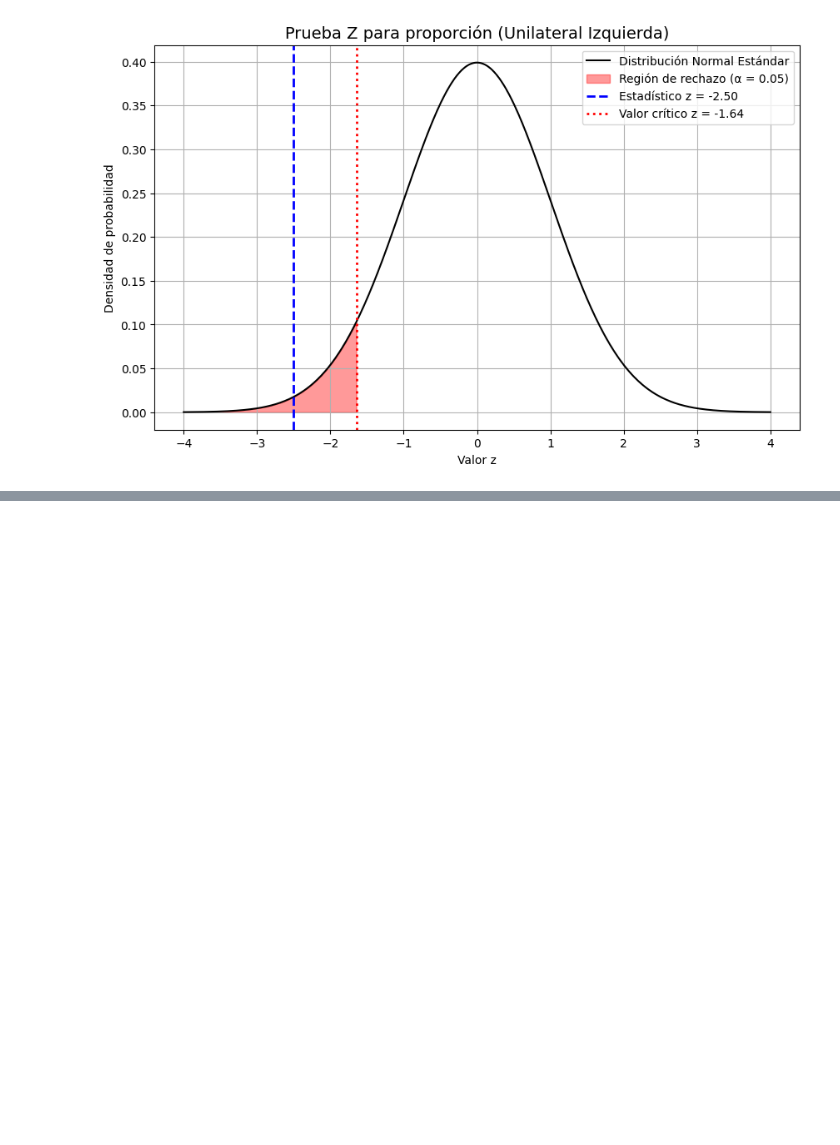
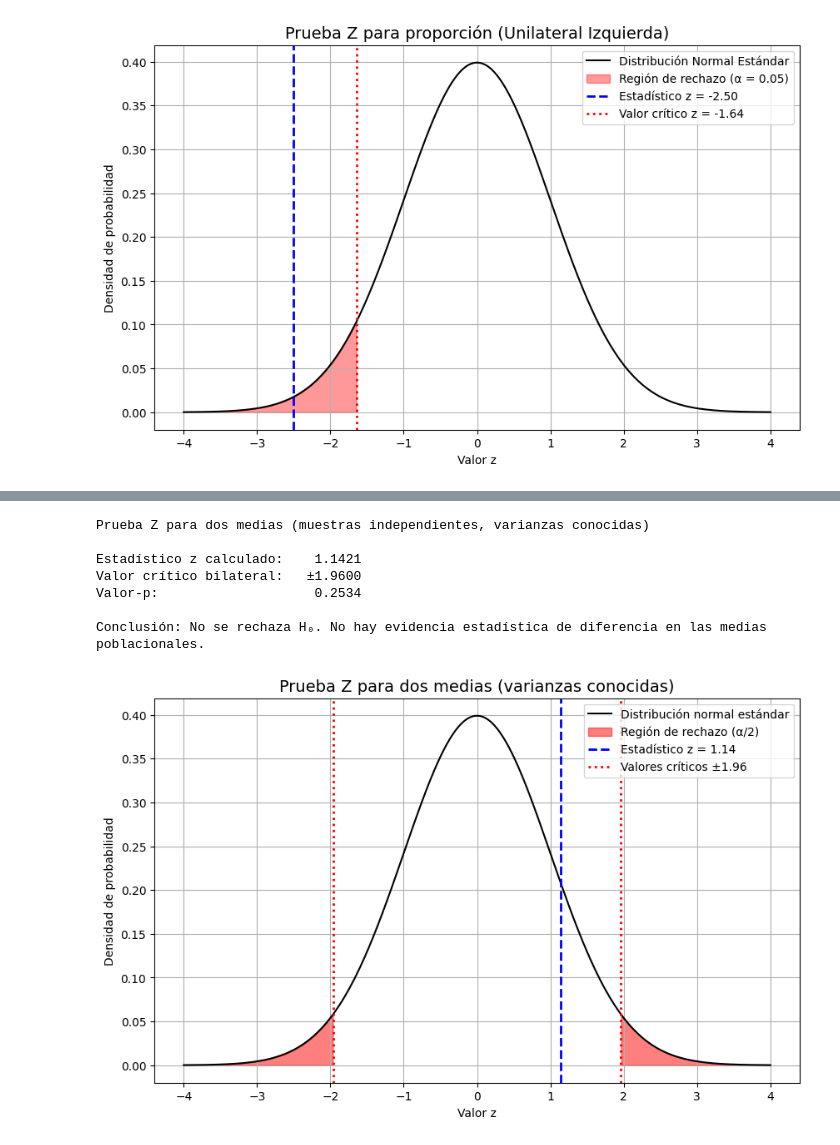
Before and after one commit to anfalear/notasestinferencial, a Jupyter notebook: notebooks/Practica04_PruebasHipotesis.ipynb, the cells around one changed output, grey strips where cells are left out. Cells and saved outputs as stored; diff of their text form; code cells hidden in the pictures; blank space fills up the shorter version.

Commit message:
Añadiendo actualizaciones de Practica04_PruebasHipotesis

```diff
--- a/notebooks/Practica04_PruebasHipotesis.ipynb
+++ b/notebooks/Practica04_PruebasHipotesis.ipynb
@@ -801,0 +846,68 @@ Conclusión: La proporción de candidatos que cumplen con los requisitos es MENO
+# %%
+import numpy as np
+import matplotlib.pyplot as plt
+from scipy.stats import norm
+
+# Parámetros de los grupos
+mu1_muestra = 102
+n1 = 50
+sigma1 = 10
+
+mu2_muestra = 100
+n2 = 60
+sigma2 = 8
+
+alpha = 0.05  # Nivel de significancia
+
+# Estadístico Z para dos medias (varianzas conocidas)
+z = (mu1_muestra - mu2_muestra) / np.sqrt((sigma1**2 / n1) + (sigma2**2 / n2))
+
+# Valores críticos para prueba bilateral
+z_critico = norm.ppf(1 - alpha / 2)
+
+# Valor p bilateral
+p_valor = 2 * (1 - norm.cdf(abs(z)))
+
+print("Prueba Z para dos medias (muestras independientes, varianzas conocidas)\n")
+print(f"Estadístico z calculado:    {z:.4f}")
+print(f"Valor crítico bilateral:   ±{z_critico:.4f}")
+print(f"Valor-p:                    {p_valor:.4f}")
+
+if abs(z) > z_critico:
+    print("\nConclusión: Rechazamos H₀. Existe evidencia significativa de que las medias poblacionales son diferentes.")
+else:
+    print("\nConclusión: No se rechaza H₀. No hay evidencia estadística de diferencia en las medias poblacionales.")
+
+# Visualización
+z_vals = np.linspace(-4, 4, 1000)
+pdf_vals = norm.pdf(z_vals)
+
+plt.figure(figsize=(10,6))
+plt.plot(z_vals, pdf_vals, color='black', label='Distribución normal estándar')
+
+# Sombrear regiones de rechazo (dos colas)
+plt.fill_between(z_vals, 0, pdf_vals, where=(z_vals <= -z_critico), color='red', alpha=0.5, label='Región de rechazo (α/2)')
+plt.fill_between(z_vals, 0, pdf_vals, where=(z_vals >=  z_critico), color='red', alpha=0.5)
+
+# Línea del valor z calculado
+plt.axvline(z, color='blue', linestyle='--', linewidth=2, label=f'Estadístico z = {z:.2f}')
+
+# Líneas de valores críticos
+plt.axvline(-z_critico, color='red', linestyle='dotted', linewidth=2, label=f'Valores críticos ±{z_critico:.2f}')
+plt.axvline(z_critico, color='red', linestyle='dotted', linewidth=2)
+
+plt.title('Prueba Z para dos medias (varianzas conocidas)', fontsize=14)
+plt.xlabel('Valor z')
+plt.ylabel('Densidad de probabilidad')
+plt.legend()
+plt.grid(True)
+plt.show()
+# %% [output]
+Prueba Z para dos medias (muestras independientes, varianzas conocidas)
+
+Estadístico z calculado:    1.1421
+Valor crítico bilateral:   ±1.9600
+Valor-p:                    0.2534
+
+Conclusión: No se rechaza H₀. No hay evidencia estadística de diferencia en las medias poblacionales.
+[figure, added]
```
Also changed, not shown: parts of 23 cells of this notebook.
